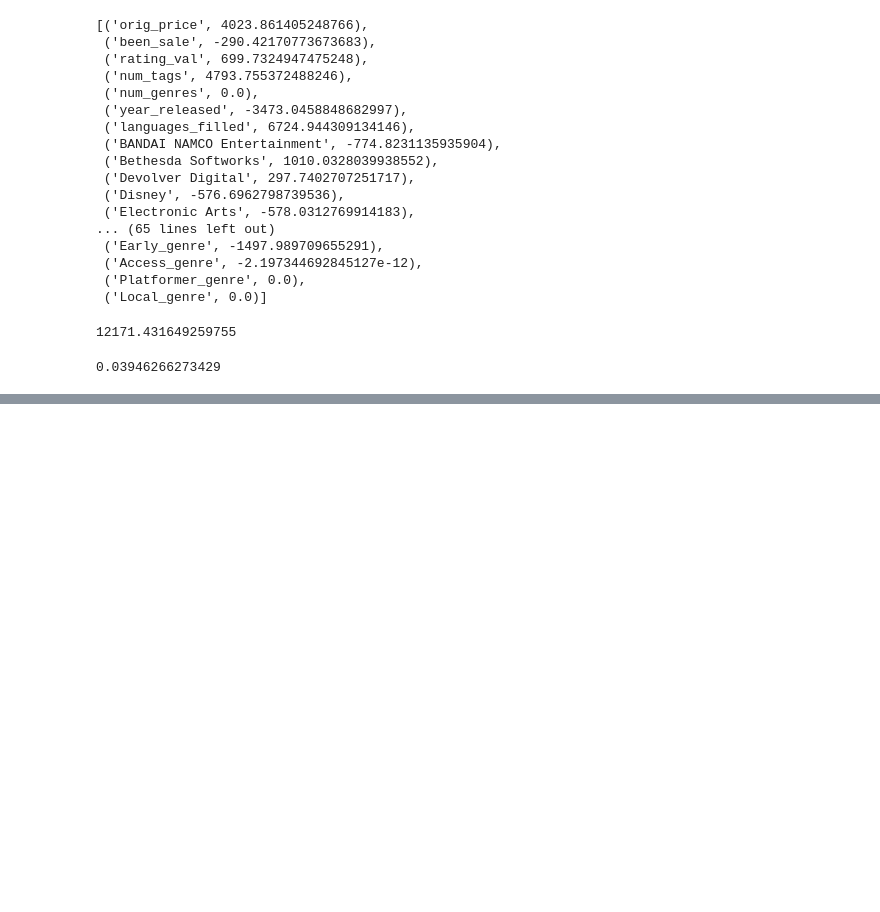
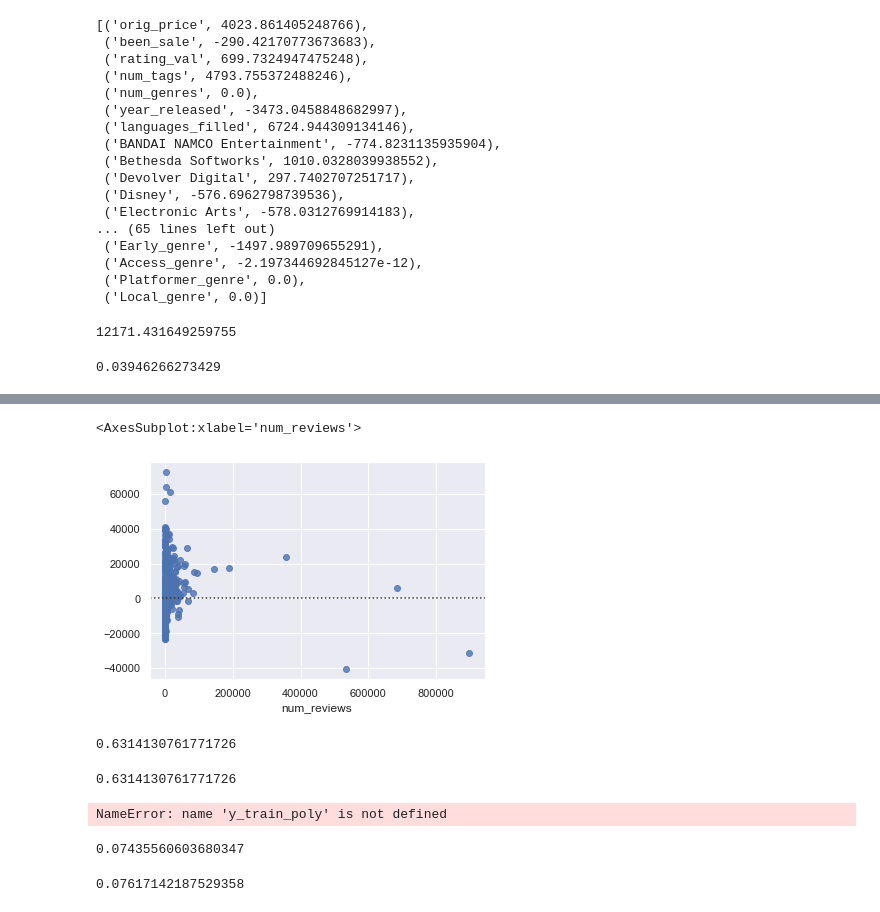
Before and after one commit to MichaelHarnett/Regression_Metis, a Jupyter notebook: final_modeling.ipynb, the cells around one changed output, grey strips where cells are left out. Cells and saved outputs as stored; diff of their text form; code cells hidden in the pictures; blank space fills up the shorter version.

Commit message:
included modeling work

```diff
--- a/final_modeling.ipynb
+++ b/final_modeling.ipynb
@@ -139,6 +140,6 @@ X_train_poly_scaled = scaler.fit_transform(X_train_poly)
 # %% [output]
 KeyboardInterrupt:
 # %%
-lasso_model = Lasso(alpha = 1000000) # this is a VERY HIGH regularization strength!, wouldn't usually be used
+lasso_model = Lasso(alpha = 100) # this is a VERY HIGH regularization strength!, wouldn't usually be used
 lasso_model.fit(X_train, y_train)
 # %% [output]
@@ -166,7 +167,7 @@ list(zip(selected_columns, lasso_model.coef_))
  ('Platformer_genre', 0.0),
  ('Local_genre', 0.0)]
 # %%
-lr_model_ridge = Ridge(alpha = 1000000000000)
+lr_model_ridge = Ridge(alpha = 100)
 lr_model_ridge.fit(X_train, y_train)
 
 list(zip(X_train.columns, lr_model_ridge.coef_))
@@ -308,0 +329,5 @@ r2_score(y_test, test_set_pred)
+# %%
+sns.residplot(x=y_test, y=test_set_pred)
+# %% [output]
+<AxesSubplot:xlabel='num_reviews'>
+[figure, added]
@@ -308,0 +337,13 @@ r2_score(y_test, test_set_pred)
+# %%
+poly = PolynomialFeatures(degree=2)
+X_train_poly = poly.fit_transform(X_train)
+
+# Apply polynomial transformation to val set
+X_val_poly = poly.transform(X_val)
+
+# Fit a model using polynomial features
+lr_poly = LinearRegression()
+lr_poly.fit(X_train_poly,y_train)
+lr_poly.score(X_train_poly,y_train)
+# %% [output]
+0.6314130761771726
@@ -308,0 +353,36 @@ r2_score(y_test, test_set_pred)
+# %%
+poly = PolynomialFeatures(degree=2)
+X_train_poly = poly.fit_transform(X_train)
+
+# Apply polynomial transformation to val set
+X_val_poly = poly.transform(X_val)
+#y_train_poly = poly.transform(y_train)
+
+# Fit a model using polynomial features
+lr_poly = LinearRegression()
+lr_poly.fit(X_train_poly,y_train)
+lr_poly.score(X_train_poly,y_train)
+# %% [output]
+0.6314130761771726
+# %%
+lasso_model = Lasso(alpha = 100) # this is a VERY HIGH regularization strength!, wouldn't usually be used
+lasso_model.fit(X_train_poly, y_train_poly)
+# %% [output]
+NameError: name 'y_train_poly' is not defined
+# %%
+lr_poly.score(X_val_poly, y_val)
+# %% [output]
+0.07435560603680347
+# %%
+scaler = StandardScaler()
+#X_train_poly_scaled = scaler.fit_transform(X_train_poly)
+
+# Apply the same scaler to val set
+#X_val_poly_scaled = scaler.transform(X_val_poly)
+
+# Fit a LASSO model using polynomial features
+lasso = LassoCV()
+lasso.fit(X_train_poly,y_train)
+lasso.score(X_train_poly,y_train)
+# %% [output]
+0.07617142187529358
```
Also changed, not shown: parts of 15 cells of this notebook, 2 other files.
